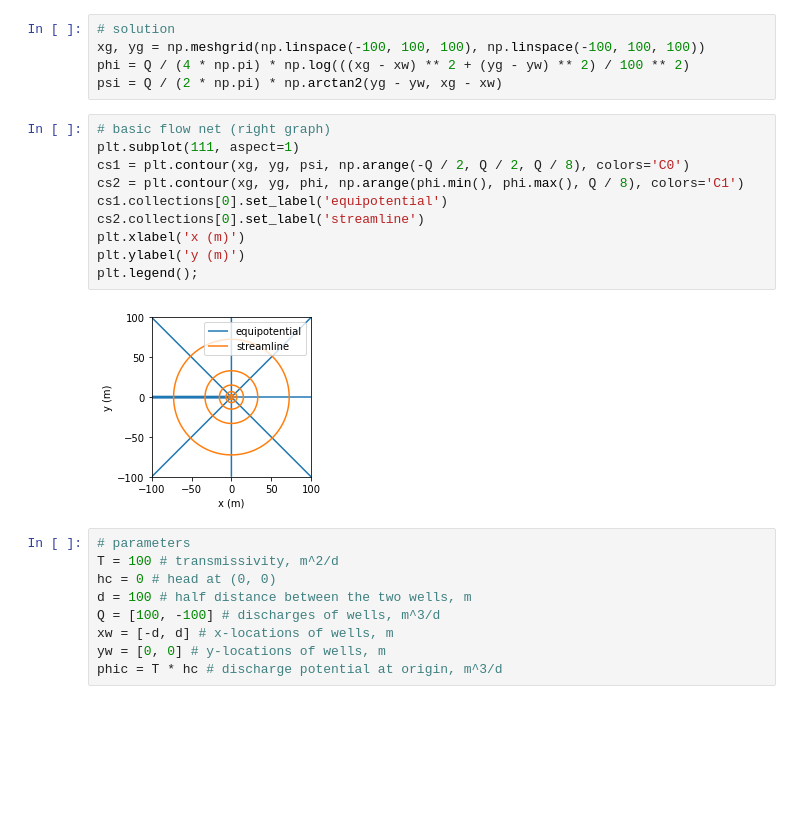
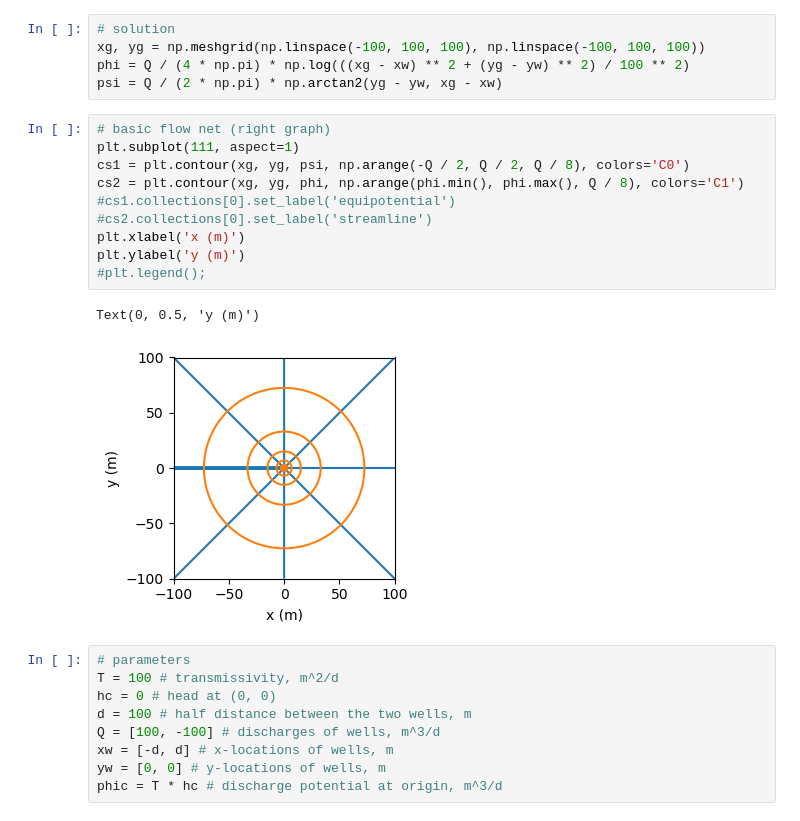
Before and after one commit to pythongroundwaterbook/analytic_gw_book, a Jupyter notebook: chapter6/chapter6_bakker_post.ipynb, the cells around one changed output. Saved outputs shown, nothing was run; the diff lists cells and outputs as text; blank space fills up the shorter version.

```diff
--- a/chapter6/chapter6_bakker_post.ipynb
+++ b/chapter6/chapter6_bakker_post.ipynb
@@ -69,15 +69,16 @@ psi = Q / (2 * np.pi) * np.arctan2(yg - yw, xg - xw)
 # %%
 # basic flow net (right graph)
 plt.subplot(111, aspect=1)
 cs1 = plt.contour(xg, yg, psi, np.arange(-Q / 2, Q / 2, Q / 8), colors='C0')
 cs2 = plt.contour(xg, yg, phi, np.arange(phi.min(), phi.max(), Q / 8), colors='C1')
-cs1.collections[0].set_label('equipotential')
-cs2.collections[0].set_label('streamline')
+#cs1.collections[0].set_label('equipotential')
+#cs2.collections[0].set_label('streamline')
 plt.xlabel('x (m)')
 plt.ylabel('y (m)')
-plt.legend();
+#plt.legend();
 # %% [output]
+Text(0, 0.5, 'y (m)')
-[figure, old version]
+[figure, new version]
 # %%
 # parameters
 T = 100 # transmissivity, m^2/d
```
Also changed, not shown: parts of 6 cells of this notebook, 4 other files.
